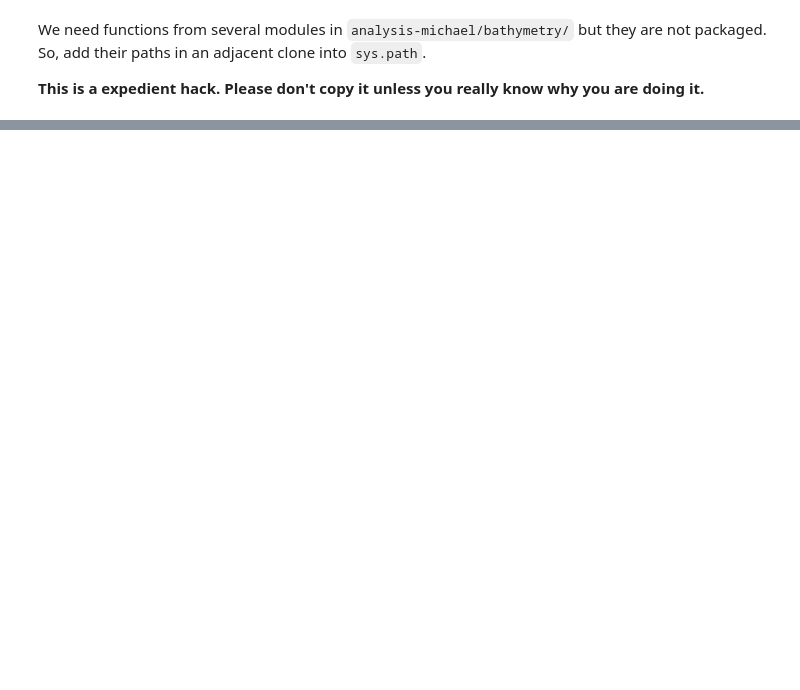
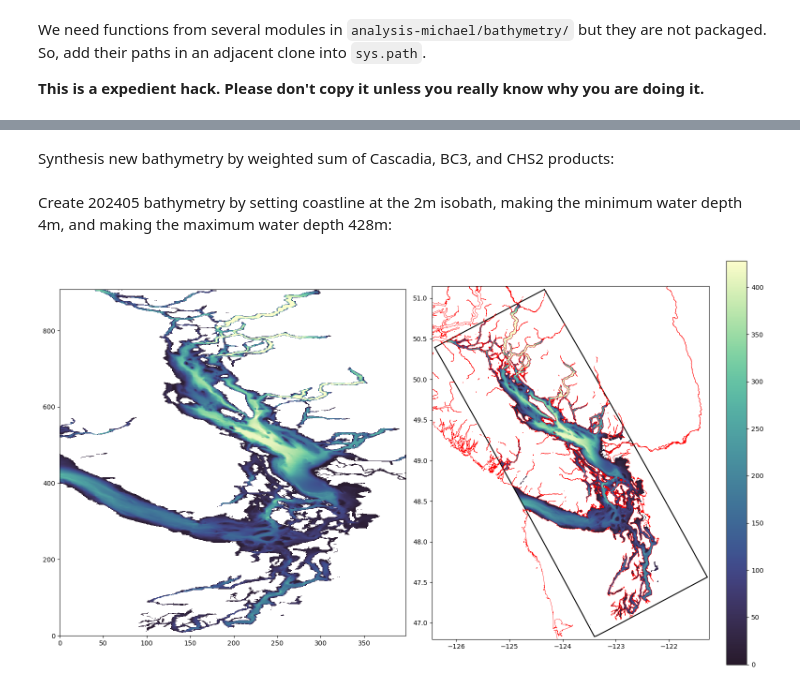
Before and after one commit to SalishSeaCast/analysis-doug, a Jupyter notebook: notebooks/2xrez-202111/bathymetry.ipynb, the cells around one changed output, grey strips where cells are left out. Cells and saved outputs as stored; diff of their text form; code cells hidden in the pictures; blank space fills up the shorter version.

Commit message:
Calculate base 202405 bathymetry

```diff
--- a/notebooks/2xrez-202111/bathymetry.ipynb
+++ b/notebooks/2xrez-202111/bathymetry.ipynb
@@ -73,0 +141,4 @@ from bathy_readers import getnemo
+# %%
+cache = bathy_prepare.prepare_bc3(os.fspath(bathy_paths["bc3"]), glamt, gphit, glamf, gphif, glamfe, gphife)
+
+cache
@@ -73,0 +147,2 @@ from bathy_readers import getnemo
+# %%
+locals().update(numpy.load(cache))
@@ -73,0 +151,4 @@ from bathy_readers import getnemo
+# %% [markdown]
+Synthesis new bathymetry by weighted sum of Cascadia, BC3, and CHS2 products:
+# %%
+base_bathy = bathy_helpers.bathyblend(casmean, bc3mean, chs2mean, 1, 5, 10)
@@ -73,0 +160,33 @@ from bathy_readers import getnemo
+# %% [markdown]
+Create 202405 bathymetry by setting coastline at the 2m isobath,
+making the minimum water depth 4m,
+and making the maximum water depth 428m:
+# %%
+bathy_202405 = numpy.copy(base_bathy)
+bathy_202405[(bathy_202405 > 0) & (bathy_202405 < 2)] = 0
+bathy_202405[(bathy_202405 >= 2) & (bathy_202405 < 4)] = 4
+bathy_202405[bathy_202405 > 428] = 428
+# %%
+fix, (ax_xy, ax_lonlat) = plt.subplots(1, 2, figsize=(16, 9))
+masked_bathy = numpy.ma.masked_where(bathy_202405 == 0, bathy_202405)
+ax_xy.pcolormesh(masked_bathy, cmap=cmocean.cm.deep_r, vmin=0, vmax=428)
+ax_xy.set_aspect(bathy_202405.shape[1] / bathy_202405.shape[0])
+
+# SalishSeaCast domain boundaries
+ax_lonlat.plot(glamf[0, :], gphif[0, :], color="black")  # south
+ax_lonlat.plot(glamf[:, 0], gphif[:, 0], color="black")  # west
+ax_lonlat.plot(glamf[-1, :], gphif[-1, :], color="black")  # north
+ax_lonlat.plot(glamf[:, -1], gphif[:, -1], color="black")  # east
+
+mesh = ax_lonlat.pcolormesh(glamt, gphit, masked_bathy, cmap=cmocean.cm.deep_r, vmin=0, vmax=428)
+plt.colorbar(mesh)
+ax_lonlat.plot(coastline[:, 0], coastline[:, 1], color="red", linewidth=0.5)
+ax_lonlat.plot(rivers[:, 0], rivers[:, 1], color="red", linewidth=0.5)
+
+ax_lonlat.set_aspect(1 / numpy.cos(numpy.median(gphit) * numpy.pi / 180))
+ax_lonlat.set_xlim(-126.45, -121.25)
+ax_lonlat.set_ylim(46.8, 51.15)
+
+plt.tight_layout()
+# %% [output]
+[figure, added]
```
Also changed, not shown: parts of 24 cells of this notebook.
